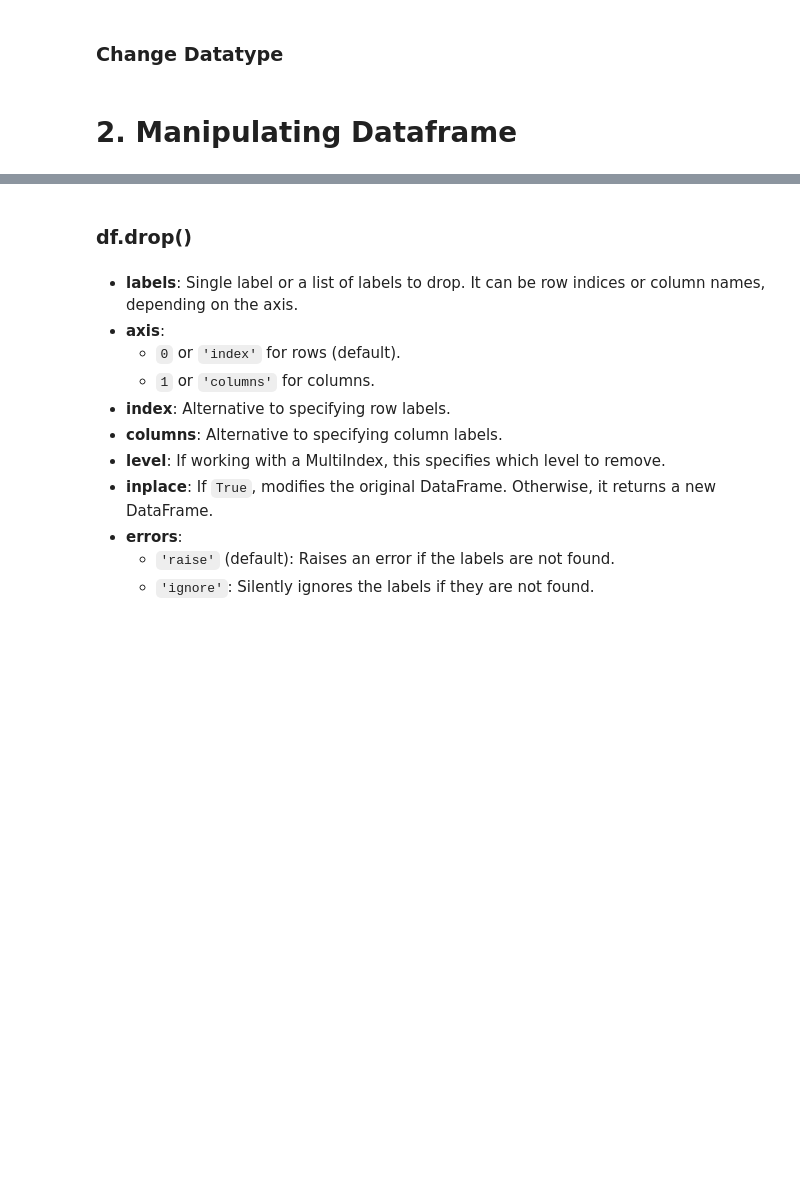
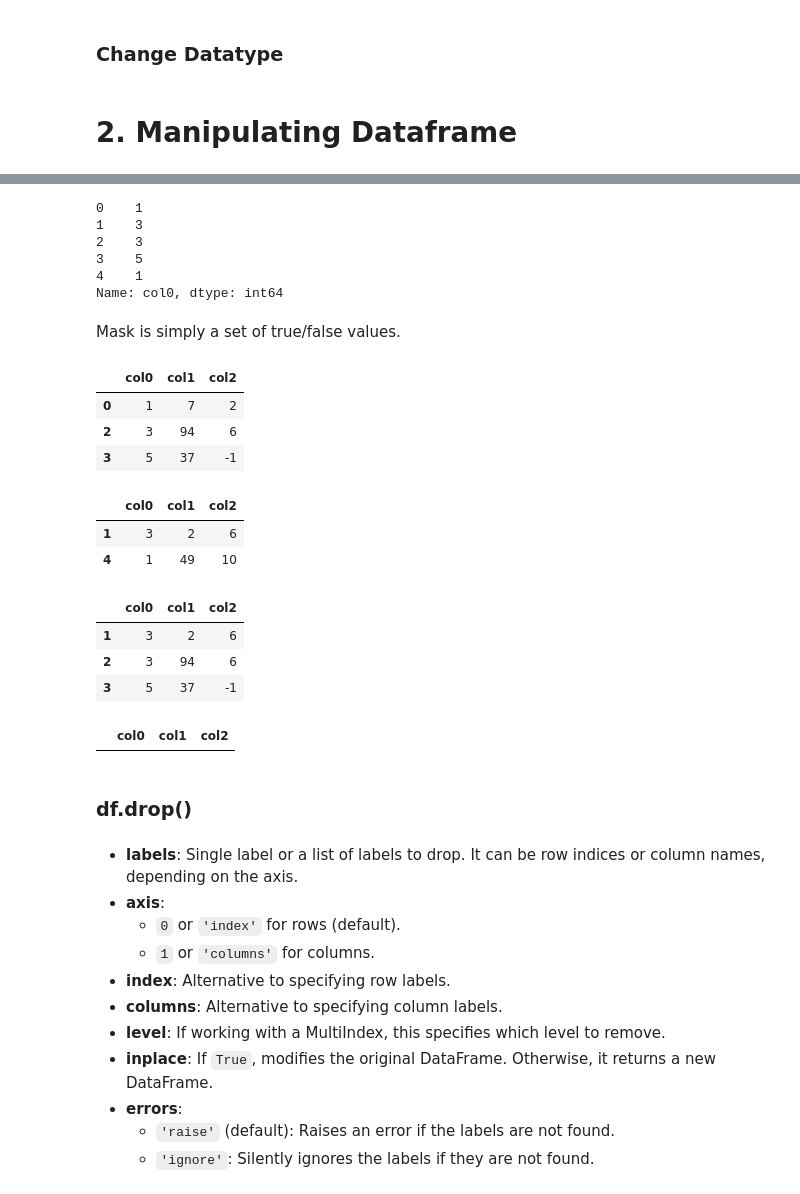
Before and after one commit to HieuQuang4438/PythonCheatsheet, a Jupyter notebook: cheatsheat.ipynb, the cells around one changed output, grey strips where cells are left out. Saved outputs shown, nothing was run; the diff lists cells and outputs as text; code cells hidden in the pictures; blank space fills up the shorter version.

```diff
--- a/cheatsheat.ipynb
+++ b/cheatsheat.ipynb
@@ -168,3 +502,39 @@ df = df.drop(columns=['price', 'value', 'discount_amount'])
+# %%
+df_example.loc[:,'col0']
+# %% [output]
+0    1
+1    3
+2    3
+3    5
+4    1
+Name: col0, dtype: int64
+# %% [markdown]
+Mask is simply a set of true/false values.
+# %%
+my_mask = pd.Series([True,False,True,True,False])
+df_example.loc[my_mask, :]
+# %% [output]
+|  | col0 | col1 | col2 |
+| 0 | 1 | 7 | 2 |
+| 2 | 3 | 94 | 6 |
+| 3 | 5 | 37 | -1 |
+# %%
+df_example.loc[~my_mask, :]
+# %% [output]
+|  | col0 | col1 | col2 |
+| 1 | 3 | 2 | 6 |
+| 4 | 1 | 49 | 10 |
+# %%
+df_example.loc[df_example['col0'] > 1, :]
+# %% [output]
+|  | col0 | col1 | col2 |
+| 1 | 3 | 2 | 6 |
+| 2 | 3 | 94 | 6 |
+| 3 | 5 | 37 | -1 |
+# %%
+df_example.loc[df_example['col0'].isna()]
+# %% [output]
+|  | col0 | col1 | col2 |
 # %% [markdown]
 ### df.drop()
 # %%
```
Also changed, not shown: parts of 88 cells of this notebook.
